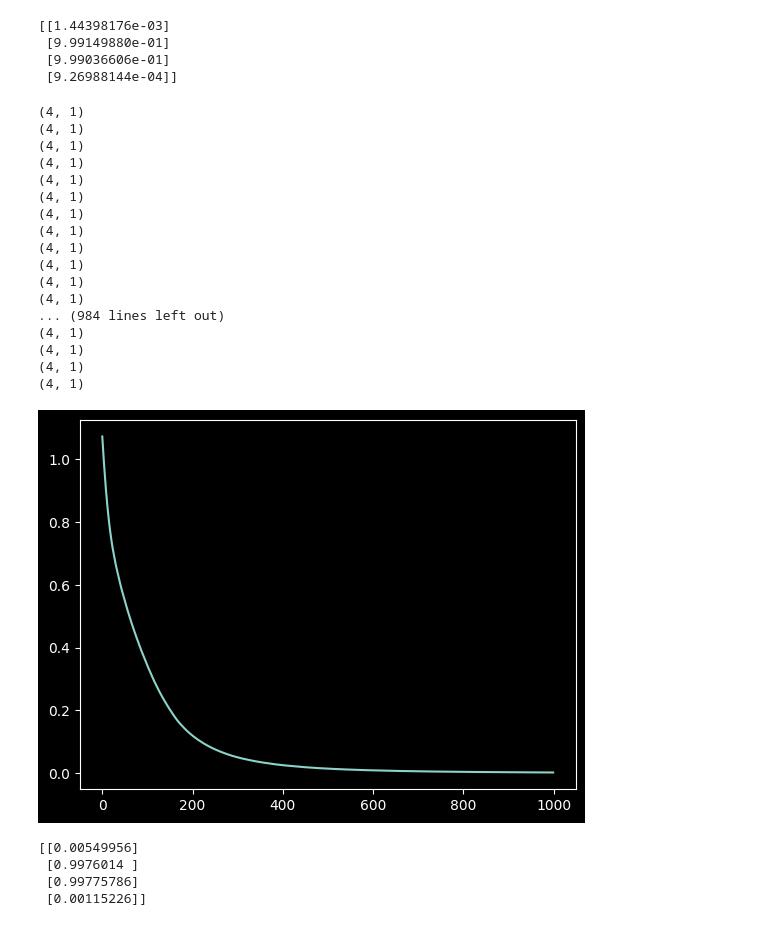
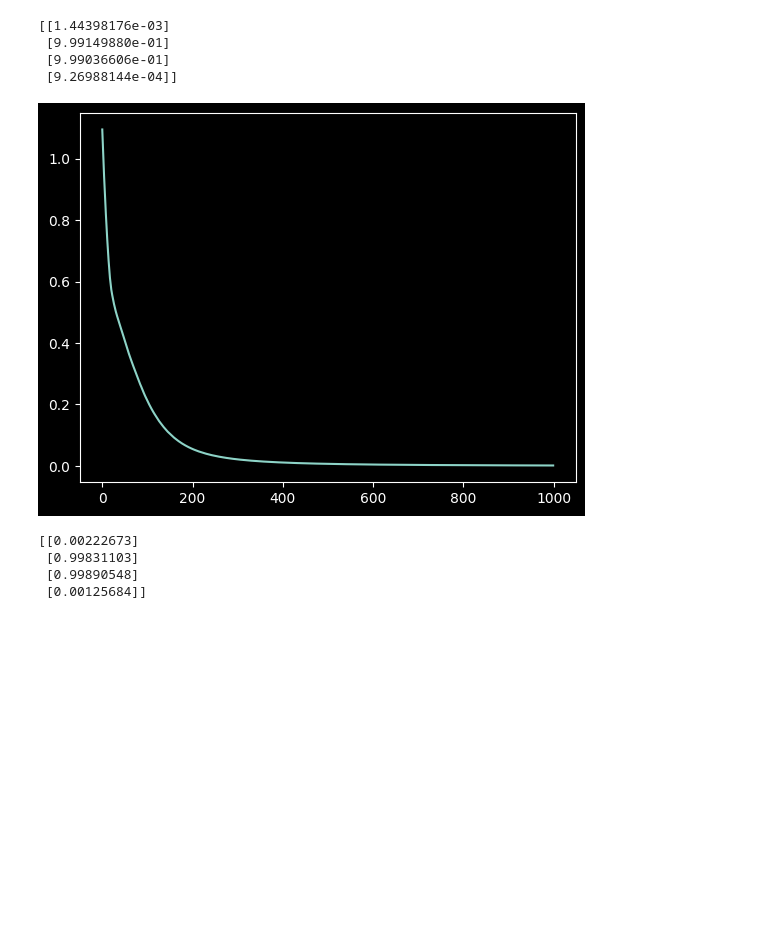
Before and after one commit to EduardDumitrescul/machine-learning-from-scratch, a Jupyter notebook: src/experiments/xor.ipynb, the cells around one changed output. Cells and saved outputs as stored; diff of their text form; code cells hidden in the pictures; blank space fills up the shorter version.

```diff
--- a/src/experiments/xor.ipynb
+++ b/src/experiments/xor.ipynb
@@ -105,57 +105,40 @@ class CustomModel:
         x = self.relu.forward(self.hidden1.forward(x))
         x = self.sigmoid.forward(self.hidden2.forward(x))
 
         return x
 
     def parameters(self):
         return self.hidden1.parameters() + self.hidden2.parameters()
 
 model = CustomModel()
 loss_fn = binary_cross_entropy
 optimizer = Adam(model.parameters(), learning_rate = 0.01)
 losses = []
 
 for epoch in range(epochs):
     x_tensor = Tensor(x, requires_grad=False)
-    y_tensor = Tensor(np.array(y).reshape(-1, 1), requires_grad=False)
+    y_tensor = Tensor(y, requires_grad=False)
     optimizer.zero_grad()
 
     y_hat = model.forward(x_tensor)
-    print(y_hat.shape)
+    y_hat = y_hat.reshape(y_tensor.shape)
     loss = loss_fn(y_tensor, y_hat)
     loss.backward()
 
     optimizer.step()
 
     losses.append(loss.value)
 
 plt.plot(losses)
 plt.show()
 
 print(model.forward(Tensor(x)).value)
 # %% [output]
+[figure, new version]
-(4, 1)
-(4, 1)
-(4, 1)
-(4, 1)
-(4, 1)
-(4, 1)
-(4, 1)
-(4, 1)
-(4, 1)
-(4, 1)
-(4, 1)
-(4, 1)
-... (984 lines left out)
-(4, 1)
-(4, 1)
-(4, 1)
-(4, 1)
+[[0.00222673]
+ [0.99831103]
+ [0.99890548]
+ [0.00125684]]
-[figure, old version]
-[[0.00549956]
- [0.9976014 ]
- [0.99775786]
- [0.00115226]]
 # %%
 import matplotlib.pyplot as plt
 
```
Also changed, not shown: parts of 1 cell of this notebook, 3 other files.
